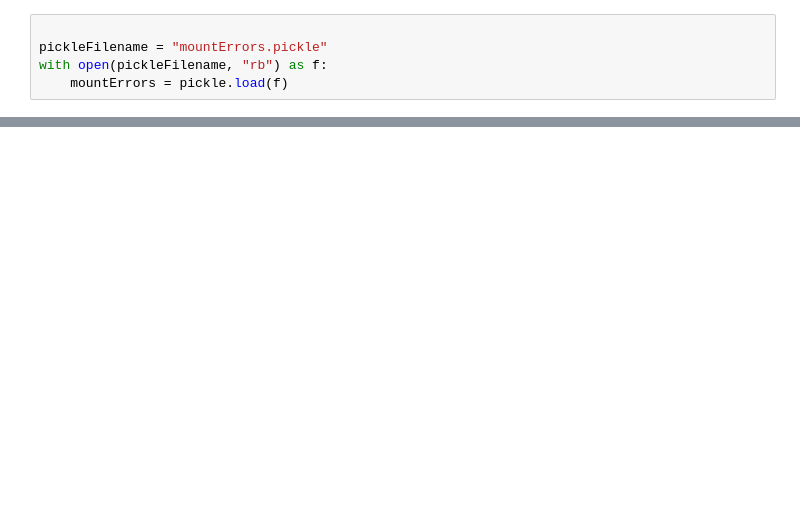
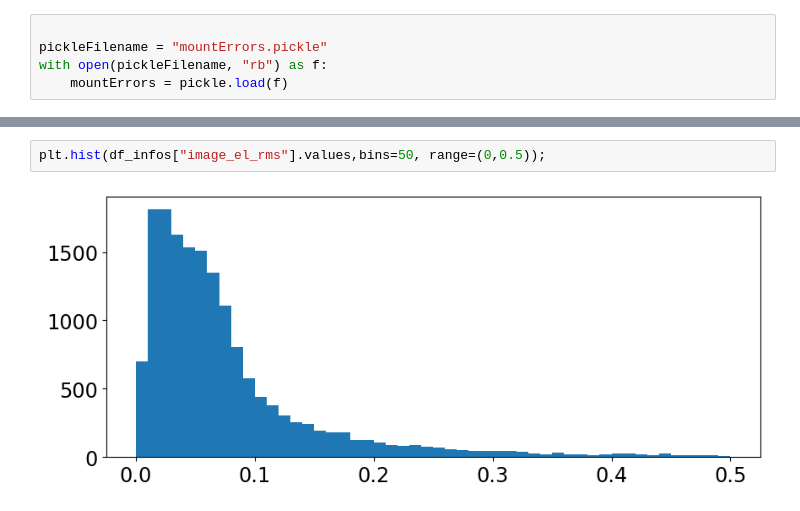
Before and after one commit to sylvielsstfr/AuxTelComm, a Jupyter notebook: notebooks_usdf/MountErrors/StudyMounterrors.ipynb, the cells around one changed output, grey strips where cells are left out. Drawn from its saved outputs; the diff is of its cells as text; blank space fills up the shorter version.

```diff
--- a/notebooks_usdf/MountErrors/StudyMounterrors.ipynb
+++ b/notebooks_usdf/MountErrors/StudyMounterrors.ipynb
@@ -33,0 +100,4 @@ dict_keys([(20220831, 4), (20220831, 5), (20220831, 6), (20220831, 7), (20220831
+# %%
+plt.hist(df_infos["image_el_rms"].values,bins=50, range=(0,0.5));
+# %% [output]
+[figure, added]
```
Also changed, not shown: parts of 19 cells of this notebook.
